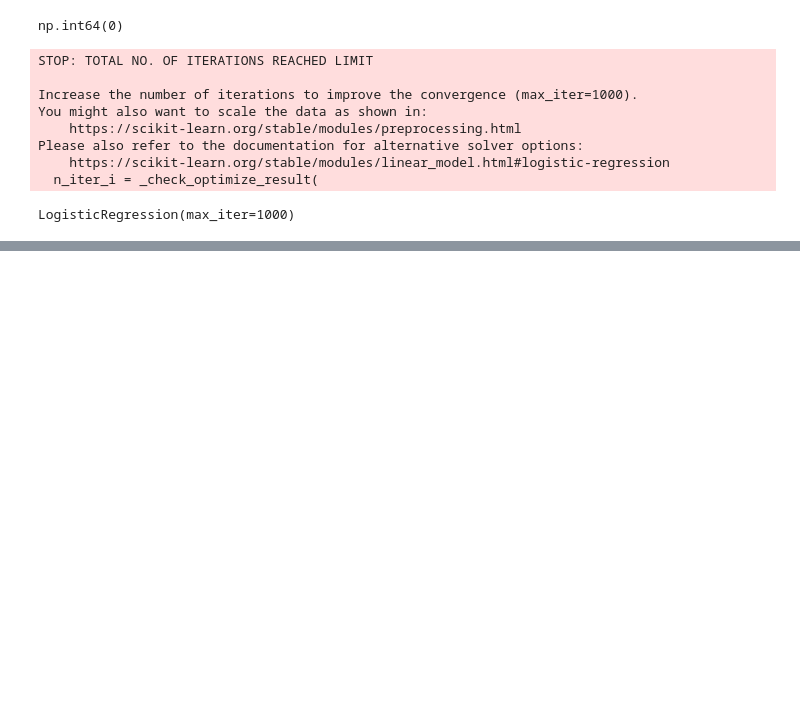
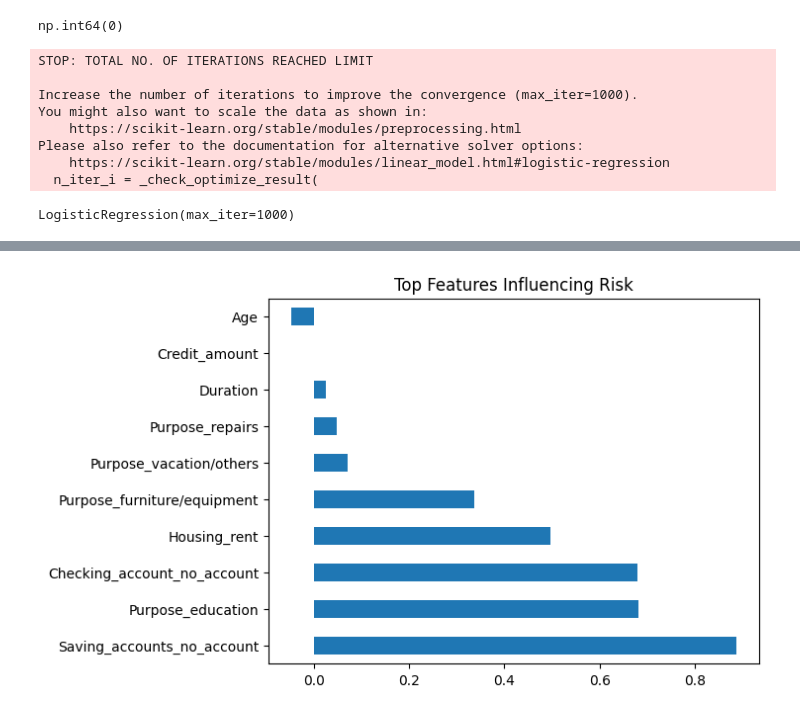
Before and after one commit to ALPHAclose/credit-risk-scoring, a Jupyter notebook: notebooks/02_modeling.ipynb, the cells around one changed output, grey strips where cells are left out. Saved outputs shown, nothing was run; the diff lists cells and outputs as text; code cells hidden in the pictures; blank space fills up the shorter version.

```diff
--- a/notebooks/02_modeling.ipynb
+++ b/notebooks/02_modeling.ipynb
@@ -81,0 +111,5 @@ LogisticRegression(max_iter=1000)
+# %%
+importance = pd.Series(model.coef_[0], index=X.columns)
+importance = importance.sort_values(ascending=False)
+
+print(importance.head(10))
@@ -81,0 +128,6 @@ LogisticRegression(max_iter=1000)
+# %%
+importance.head(10).plot(kind='barh')
+plt.title("Top Features Influencing Risk")
+plt.show()
+# %% [output]
+[figure, added]
```
Also changed, not shown: parts of 4 cells of this notebook.
